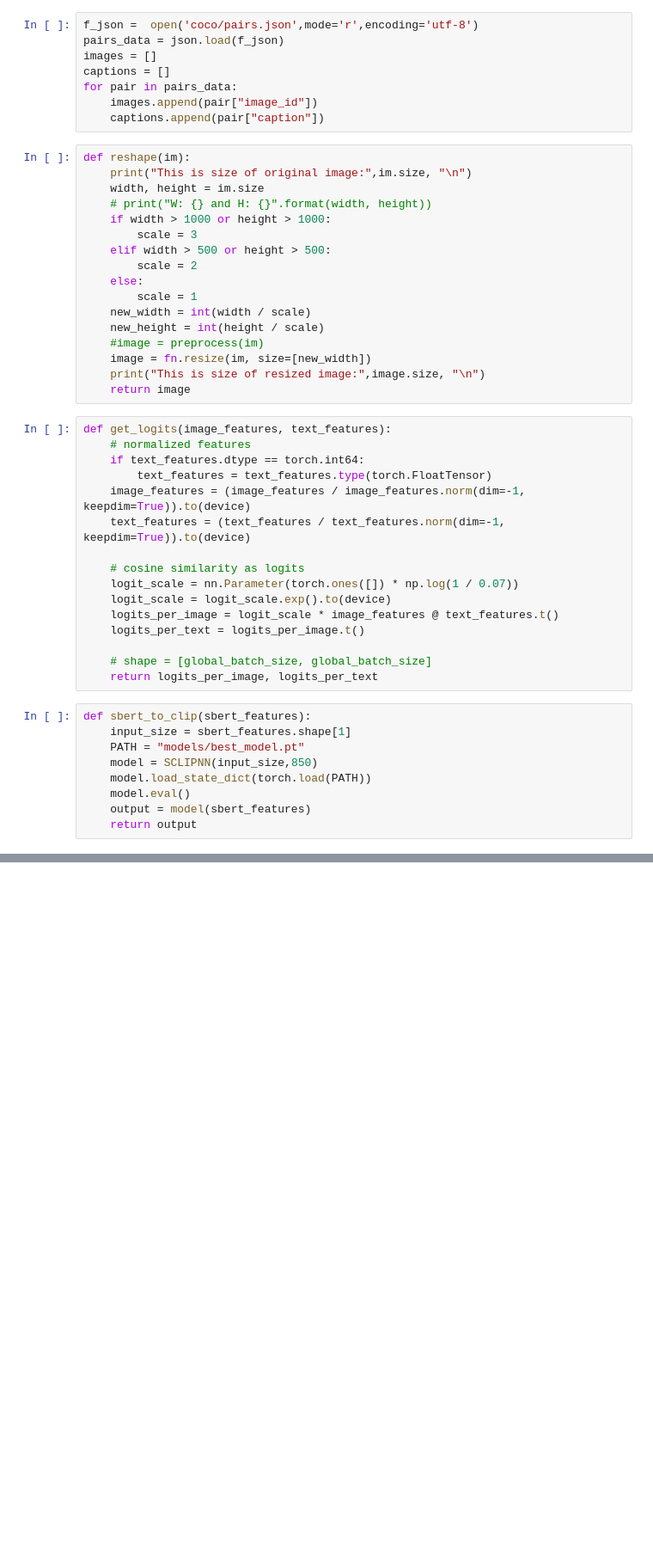
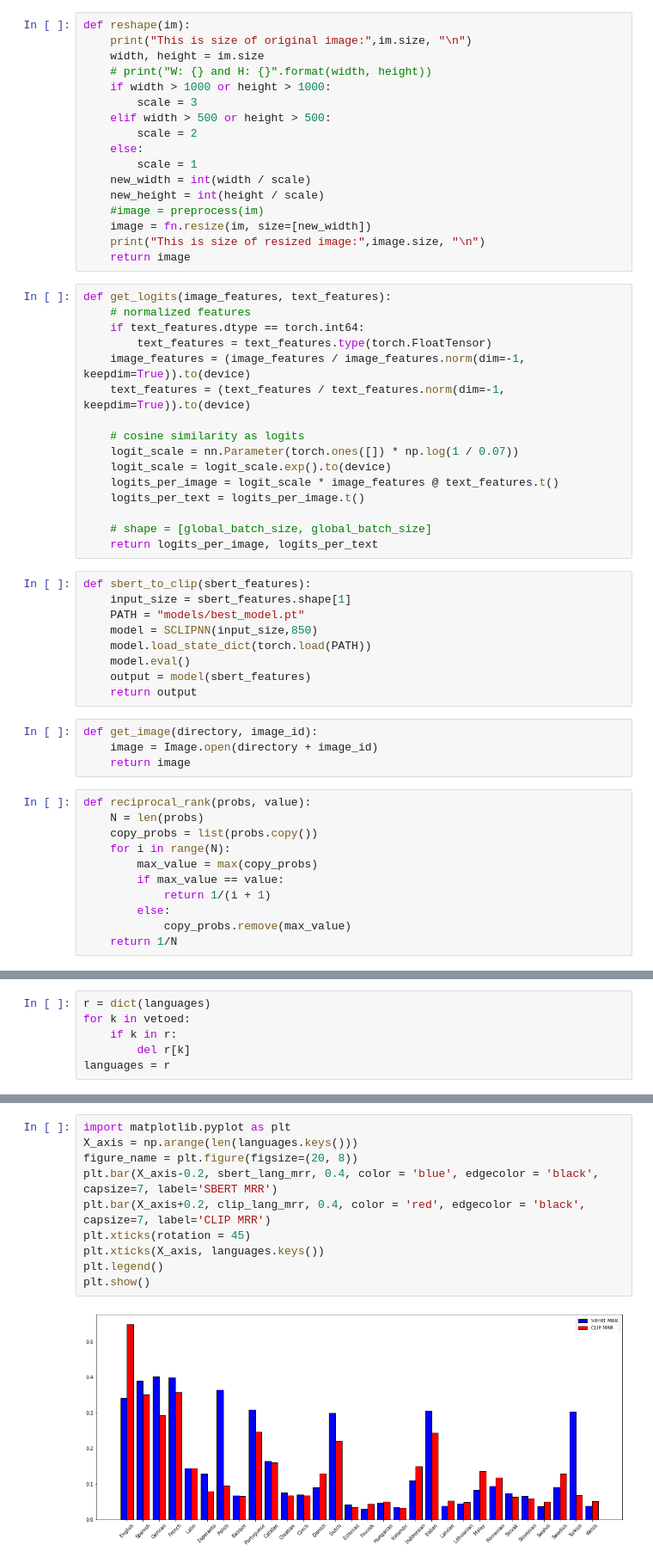
Before and after one commit to ancordovag/SCLIP, a Jupyter notebook: experiment.ipynb, the cells around one changed output, grey strips where cells are left out. Shown at 86% size. Cells and saved outputs as stored; diff of their text form; blank space fills up the shorter version.

```diff
--- a/experiment.ipynb
+++ b/experiment.ipynb
@@ -13,13 +21,5 @@ device = "cuda" if torch.cuda.is_available() else "cpu"
 sbert_model = SentenceTransformer('distiluse-base-multilingual-cased-v1')
 clip_model, preprocess = clip.load("ViT-B/32", device=device)
-# %%
-f_json =  open('coco/pairs.json',mode='r',encoding='utf-8')
-pairs_data = json.load(f_json)
-images = []
-captions = []
-for pair in pairs_data:
-    images.append(pair["image_id"])
-    captions.append(pair["caption"])
 # %%
 def reshape(im):
     print("This is size of original image:",im.size, "\n")
@@ -62,4 +62,19 @@ def sbert_to_clip(sbert_features):
     model.eval()
     output = model(sbert_features)
     return output
+# %%
+def get_image(directory, image_id):
+    image = Image.open(directory + image_id)
+    return image
+# %%
+def reciprocal_rank(probs, value):
+    N = len(probs)
+    copy_probs = list(probs.copy())
+    for i in range(N):
+        max_value = max(copy_probs)
+        if max_value == value:
+            return 1/(i + 1)
+        else:
+            copy_probs.remove(max_value)
+    return 1/N
 # %%
@@ -90,0 +170,6 @@ with torch.no_grad():
+# %%
+r = dict(languages)
+for k in vetoed:
+    if k in r:
+        del r[k]
+languages = r
@@ -90,0 +208,12 @@ with torch.no_grad():
+# %%
+import matplotlib.pyplot as plt
+X_axis = np.arange(len(languages.keys()))
+figure_name = plt.figure(figsize=(20, 8))
+plt.bar(X_axis-0.2, sbert_lang_mrr, 0.4, color = 'blue', edgecolor = 'black', capsize=7, label='SBERT MRR')
+plt.bar(X_axis+0.2, clip_lang_mrr, 0.4, color = 'red', edgecolor = 'black', capsize=7, label='CLIP MRR')
+plt.xticks(rotation = 45)
+plt.xticks(X_axis, languages.keys())
+plt.legend()
+plt.show()
+# %% [output]
+[figure, added]
```
Also changed, not shown: parts of 6 cells of this notebook, 3 other files.
